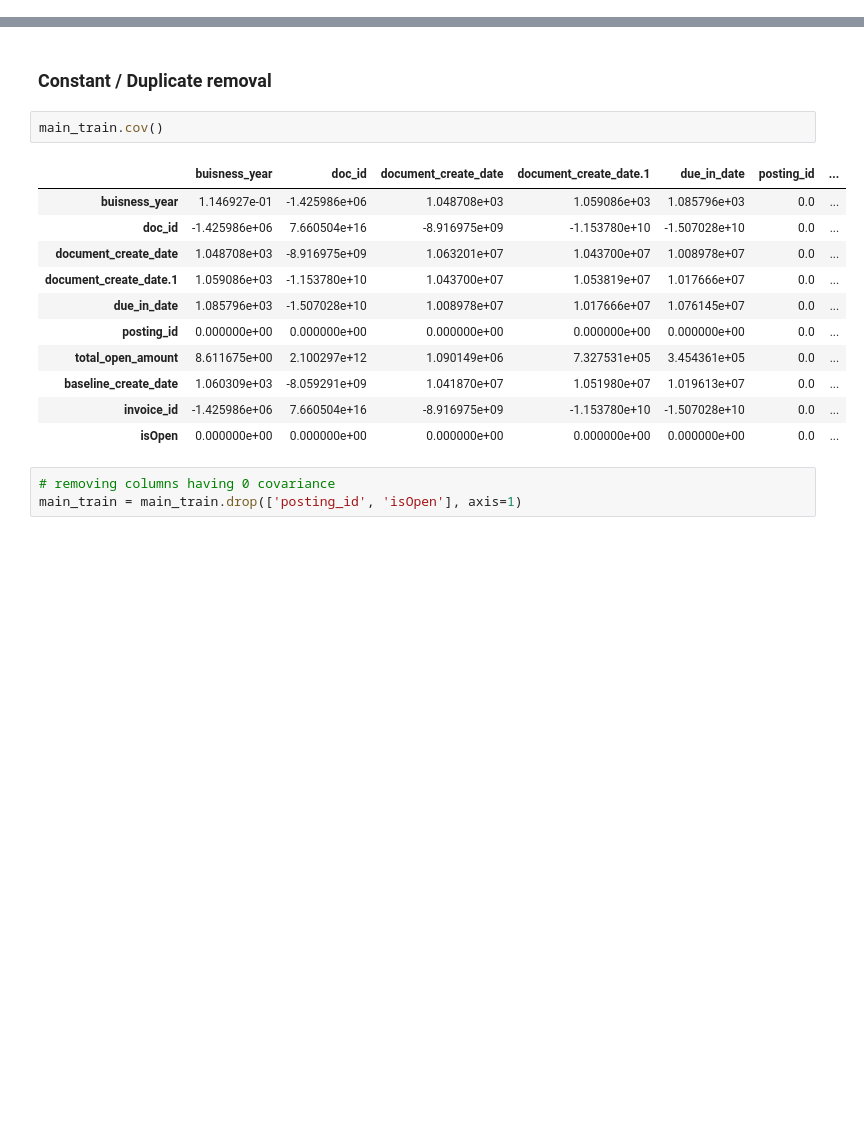
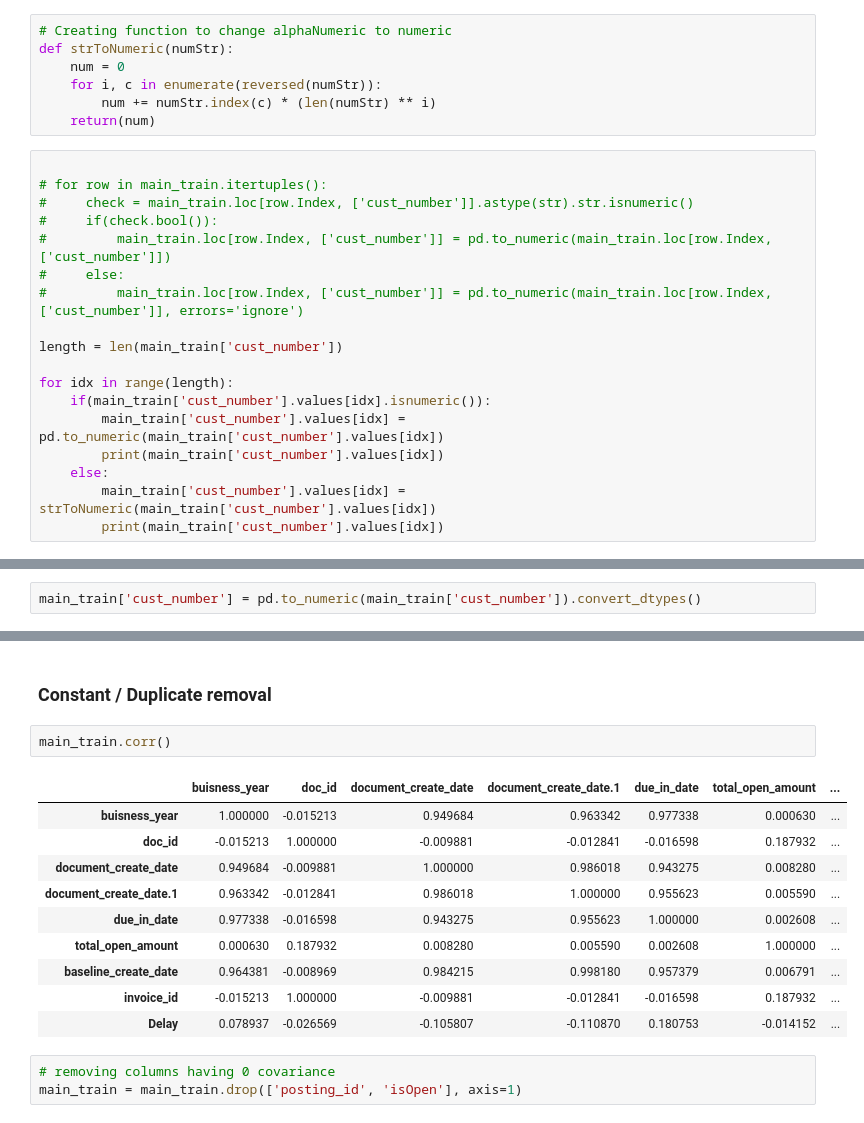
Before and after one commit to Raghunandan1451/HRAI, a Jupyter notebook: H2HBABBA1887_Janice_Raghunandan Sharma_milestone3.ipynb, the cells around one changed output, grey strips where cells are left out. Saved outputs shown, nothing was run; the diff lists cells and outputs as text; blank space fills up the shorter version.

```diff
--- a/H2HBABBA1887_Janice_Raghunandan Sharma_milestone3.ipynb
+++ b/H2HBABBA1887_Janice_Raghunandan Sharma_milestone3.ipynb
@@ -114,3 +114,28 @@ main_train[main_train.invoice_id.isnull()]
 # %%
 #Dropping the invoice id rows
 main_train = main_train[main_train.invoice_id.isnull()==False]
+# %%
+# Creating function to change alphaNumeric to numeric
+def strToNumeric(numStr):
+    num = 0
+    for i, c in enumerate(reversed(numStr)):
+        num += numStr.index(c) * (len(numStr) ** i)
+    return(num)
+# %%
+
+# for row in main_train.itertuples():
+#     check = main_train.loc[row.Index, ['cust_number']].astype(str).str.isnumeric()
+#     if(check.bool()):
+#         main_train.loc[row.Index, ['cust_number']] = pd.to_numeric(main_train.loc[row.Index, ['cust_number']])
+#     else:
+#         main_train.loc[row.Index, ['cust_number']] = pd.to_numeric(main_train.loc[row.Index, ['cust_number']], errors='ignore')
+
+length = len(main_train['cust_number'])
+
+for idx in range(length):
+    if(main_train['cust_number'].values[idx].isnumeric()):
+        main_train['cust_number'].values[idx] = pd.to_numeric(main_train['cust_number'].values[idx])
+        print(main_train['cust_number'].values[idx])
+    else:
+        main_train['cust_number'].values[idx] = strToNumeric(main_train['cust_number'].values[idx])
+        print(main_train['cust_number'].values[idx])
@@ -117,3 +144,5 @@ main_train = main_train[main_train.invoice_id.isnull()==False]
+# %%
+main_train['cust_number'] = pd.to_numeric(main_train['cust_number']).convert_dtypes()
 # %%
 # Checking the details of main_train
 main_train.info()
@@ -143,19 +172,18 @@ main_train['posting_date'] = pd.to_datetime(main_train['posting_date'])
 # %% [markdown]
 ### Constant / Duplicate removal
 # %%
-main_train.cov()
+main_train.corr()
 # %% [output]
-|  | buisness_year | doc_id | document_create_date | document_create_date.1 | due_in_date | posting_id | ... |
-| buisness_year | 1.146927e-01 | -1.425986e+06 | 1.048708e+03 | 1.059086e+03 | 1.085796e+03 | 0.0 | ... |
-| doc_id | -1.425986e+06 | 7.660504e+16 | -8.916975e+09 | -1.153780e+10 | -1.507028e+10 | 0.0 | ... |
-| document_create_date | 1.048708e+03 | -8.916975e+09 | 1.063201e+07 | 1.043700e+07 | 1.008978e+07 | 0.0 | ... |
-| document_create_date.1 | 1.059086e+03 | -1.153780e+10 | 1.043700e+07 | 1.053819e+07 | 1.017666e+07 | 0.0 | ... |
-| due_in_date | 1.085796e+03 | -1.507028e+10 | 1.008978e+07 | 1.017666e+07 | 1.076145e+07 | 0.0 | ... |
-| posting_id | 0.000000e+00 | 0.000000e+00 | 0.000000e+00 | 0.000000e+00 | 0.000000e+00 | 0.0 | ... |
-| total_open_amount | 8.611675e+00 | 2.100297e+12 | 1.090149e+06 | 7.327531e+05 | 3.454361e+05 | 0.0 | ... |
-| baseline_create_date | 1.060309e+03 | -8.059291e+09 | 1.041870e+07 | 1.051980e+07 | 1.019613e+07 | 0.0 | ... |
-| invoice_id | -1.425986e+06 | 7.660504e+16 | -8.916975e+09 | -1.153780e+10 | -1.507028e+10 | 0.0 | ... |
-| isOpen | 0.000000e+00 | 0.000000e+00 | 0.000000e+00 | 0.000000e+00 | 0.000000e+00 | 0.0 | ... |
+|  | buisness_year | doc_id | document_create_date | document_create_date.1 | due_in_date | total_open_amount | ... |
+| buisness_year | 1.000000 | -0.015213 | 0.949684 | 0.963342 | 0.977338 | 0.000630 | ... |
+| doc_id | -0.015213 | 1.000000 | -0.009881 | -0.012841 | -0.016598 | 0.187932 | ... |
+| document_create_date | 0.949684 | -0.009881 | 1.000000 | 0.986018 | 0.943275 | 0.008280 | ... |
+| document_create_date.1 | 0.963342 | -0.012841 | 0.986018 | 1.000000 | 0.955623 | 0.005590 | ... |
+| due_in_date | 0.977338 | -0.016598 | 0.943275 | 0.955623 | 1.000000 | 0.002608 | ... |
+| total_open_amount | 0.000630 | 0.187932 | 0.008280 | 0.005590 | 0.002608 | 1.000000 | ... |
+| baseline_create_date | 0.964381 | -0.008969 | 0.984215 | 0.998180 | 0.957379 | 0.006791 | ... |
+| invoice_id | -0.015213 | 1.000000 | -0.009881 | -0.012841 | -0.016598 | 0.187932 | ... |
+| Delay | 0.078937 | -0.026569 | -0.105807 | -0.110870 | 0.180753 | -0.014152 | ... |
 # %%
 # removing columns having 0 covariance
 main_train = main_train.drop(['posting_id', 'isOpen'], axis=1)
```
Also changed, not shown: parts of 8 cells of this notebook.
